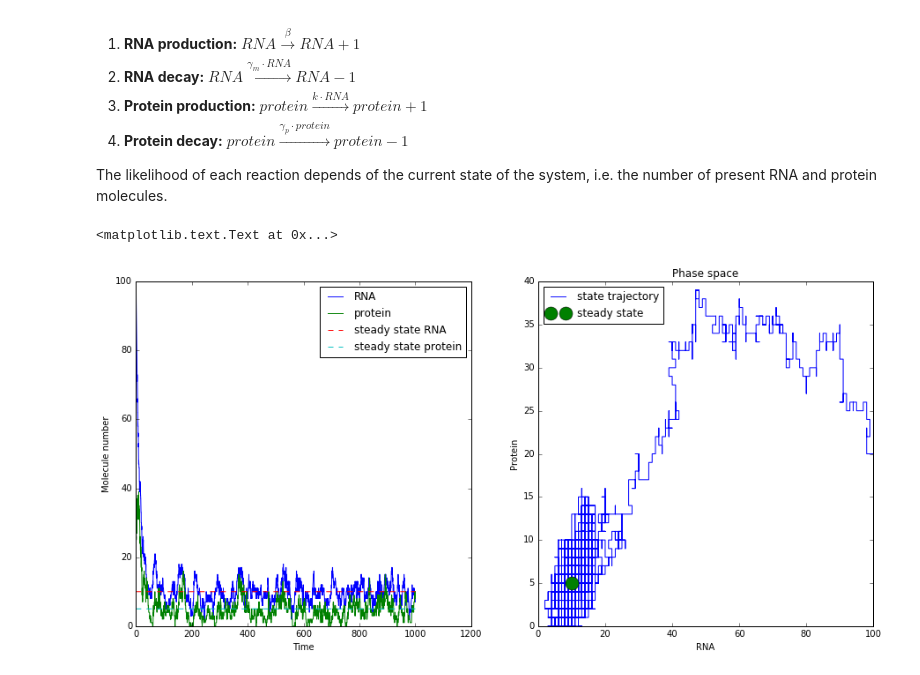
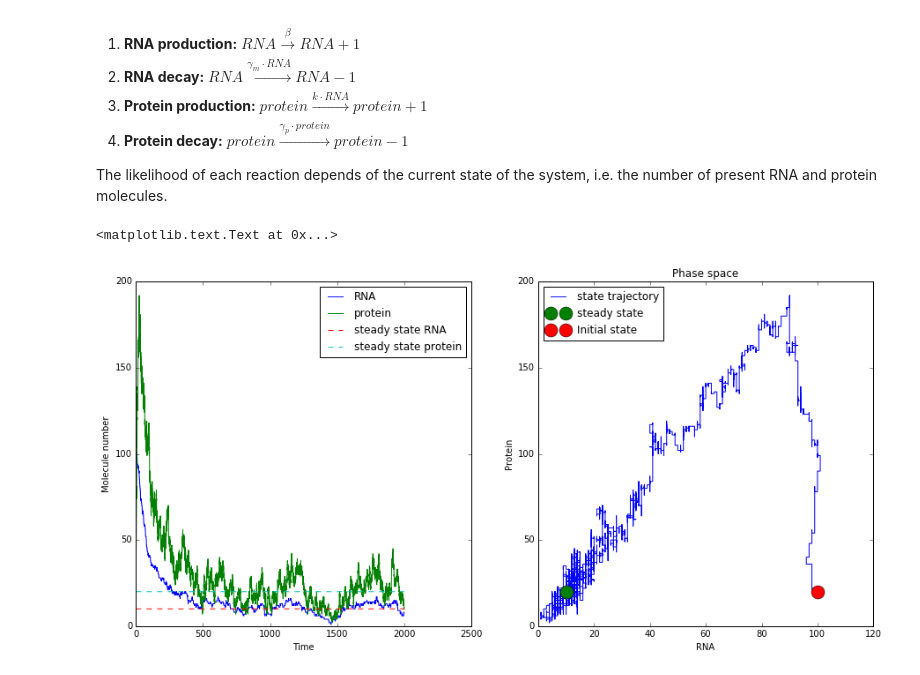
Before and after one commit to baumgast/Biomedicine-teaching, a Jupyter notebook: Biomedicine Master 2017, dynamic modeling.ipynb, the cells around one changed output. Cells and saved outputs as stored; diff of their text form; code cells hidden in the pictures.

Commit message:
Added dots for initial state in phase space

```diff
--- a/Biomedicine Master 2017, dynamic modeling.ipynb
+++ b/Biomedicine Master 2017, dynamic modeling.ipynb
@@ -148,41 +149,42 @@ def stoch_sim_transcription_translation(param,initial_state,tf):
     return STATE
 # %%
 # define parameters and time vector to solve the ODEs
-beta = 1
-gamma_m = 0.1
-k = 0.1
-gamma_p = 0.2
+beta = 0.1
+gamma_m = 0.01
+k = 0.2
+gamma_p = 0.1
 param = [beta,gamma_m,k,gamma_p]
 
 # calculate steady state
 steady_state_RNA = beta/gamma_m
 steady_state_protein = k*beta/gamma_m/gamma_p
 
 # define intial conditions
 RNA_0 = 100
 protein_0 = 20
 initial_state = [RNA_0,protein_0]
 
 # simulation time
-tf = 1000
+tf = 2000
 
 sim = stoch_sim_transcription_translation(param,initial_state,tf)
 
 fig,ax = pl.subplots(1,2, figsize = (15,7))
 ax[0].plot(sim[:,0],sim[:,1], label = 'RNA')
 ax[0].plot(sim[:,0],sim[:,2], label = 'protein')
 ax[0].plot(sim[:,0],np.zeros(len(sim[:,0])) + steady_state_RNA,'--', label = 'steady state RNA')
 ax[0].plot(sim[:,0],np.zeros(len(sim[:,0])) + steady_state_protein,'--', label = 'steady state protein')
 ax[0].legend(loc = 'best')
 ax[0].set_xlabel('Time')
 ax[0].set_ylabel('Molecule number')
 
 ax[1].plot(sim[:,1],sim[:,2], label = 'state trajectory')
 ax[1].plot(steady_state_RNA,steady_state_protein,'o',ms = 15,label = 'steady state')
+ax[1].plot(RNA_0,protein_0,'o',ms = 15,label = 'Initial state')
 ax[1].legend(loc = 'best')
 ax[1].set_ylabel('Protein')
 ax[1].set_xlabel('RNA')
 ax[1].set_title('Phase space')
 # %% [output]
 <matplotlib.text.Text at 0x...>
-[figure, old version]
+[figure, new version]
```
Also changed, not shown: parts of 1 cell of this notebook.
